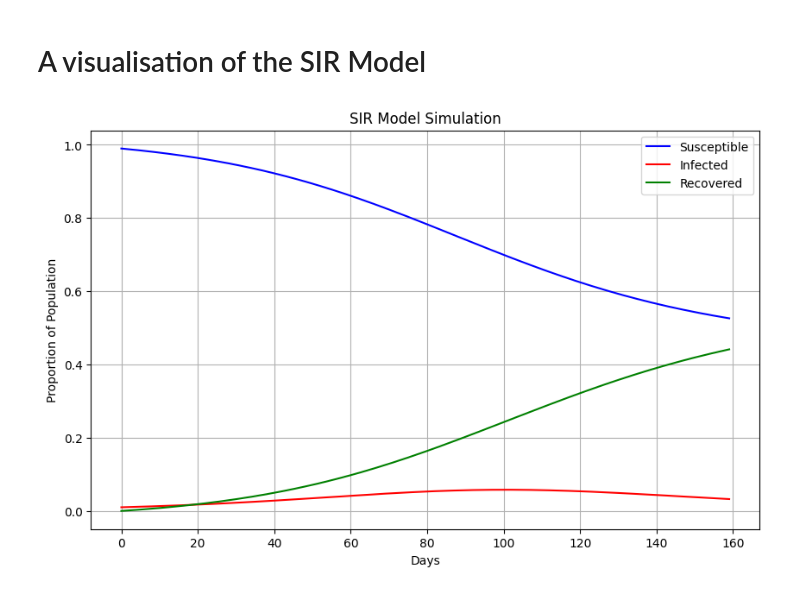
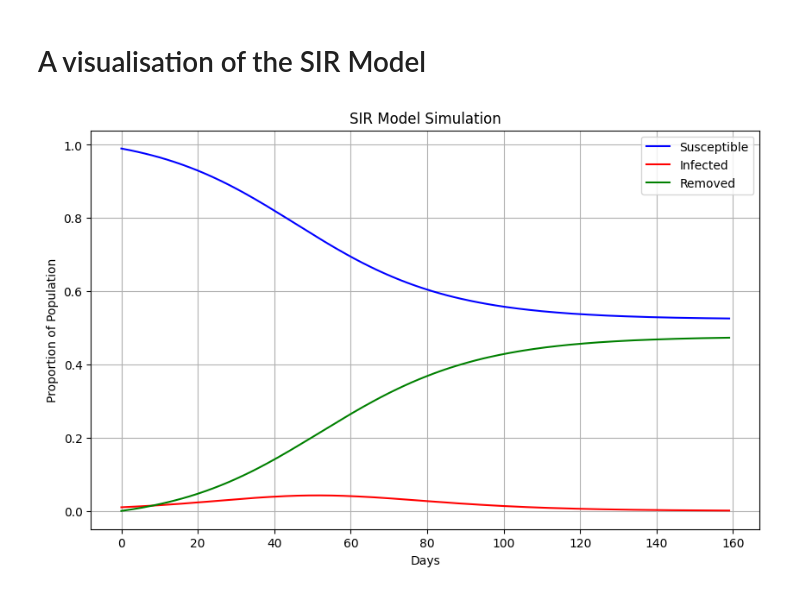
Before and after one commit to willhrx/Stochastic-Epidemic-Modelling, a Jupyter notebook: visualising_sir.ipynb, the cells around one changed output. Saved outputs shown, nothing was run; the diff lists cells and outputs as text; code cells hidden in the pictures.

```diff
--- a/visualising_sir.ipynb
+++ b/visualising_sir.ipynb
@@ -3,32 +3,32 @@
 # %%
 # Import functions from sir_model script
 from sir_model import sir_model, simulate_sir
 
 # Example parameters (you can change these)
 
 I0 = 0.01        # Initial proportion of infected individuals
 R0 = 0           # Initial proportion of recovered individuals
 S0 = 1 - I0 - R0 # Initial proportion of susceptible individuals
-beta = 0.1       # Infection rate
-gamma = 0.07     # Recovery rate
+beta = 0.2       # Infection rate
+gamma = 0.15      # Recovery rate
 days = 160       # Number of days to simulate
 
 
 # Plot the results of the SIR model simulation
 
 results = simulate_sir(S0, I0, R0, beta, gamma, days)
 
 # Explore parameter changes
 import matplotlib.pyplot as plt
 
 plt.figure(figsize=(10,6))
 plt.plot([day for day, (S, I, R) in enumerate(results)], [S for day, (S, I, R) in enumerate(results)], label='Susceptible', color='blue')
 plt.plot([day for day, (S, I, R) in enumerate(results)], [I for day, (S, I, R) in enumerate(results)], label='Infected', color='red')
-plt.plot([day for day, (S, I, R) in enumerate(results)], [R for day, (S, I, R) in enumerate(results)], label='Recovered', color='green')
+plt.plot([day for day, (S, I, R) in enumerate(results)], [R for day, (S, I, R) in enumerate(results)], label='Removed', color='green')
 plt.title('SIR Model Simulation')
 plt.xlabel('Days')
 plt.ylabel('Proportion of Population')
 plt.legend()
 plt.grid()
 # %% [output]
-[figure, old version]
+[figure, new version]
```
Also changed, not shown: parts of 1 cell of this notebook.
